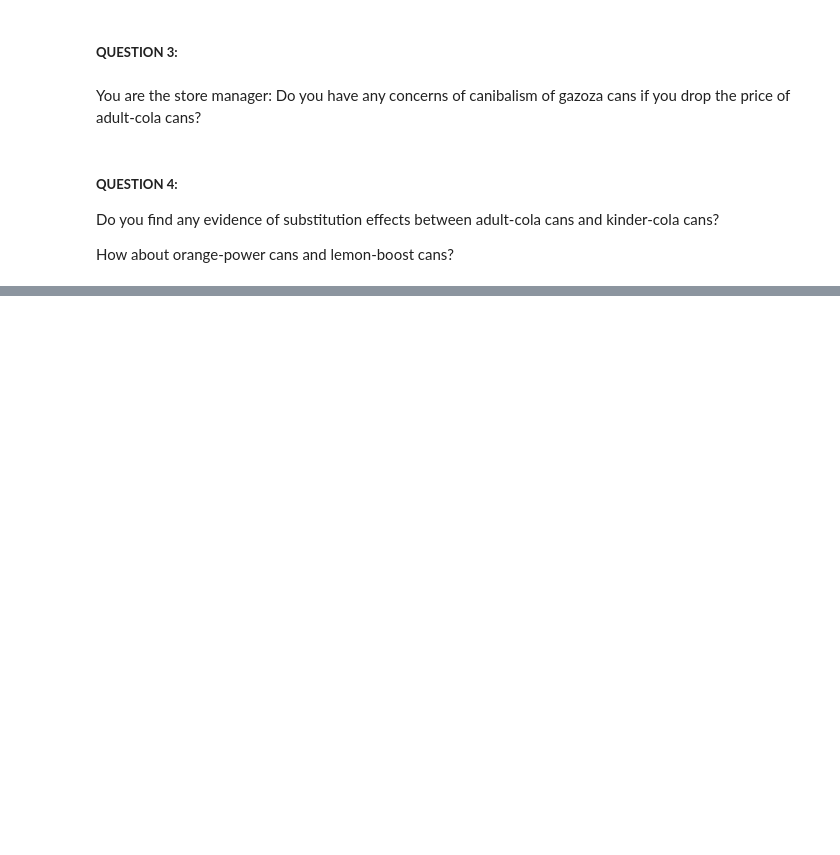
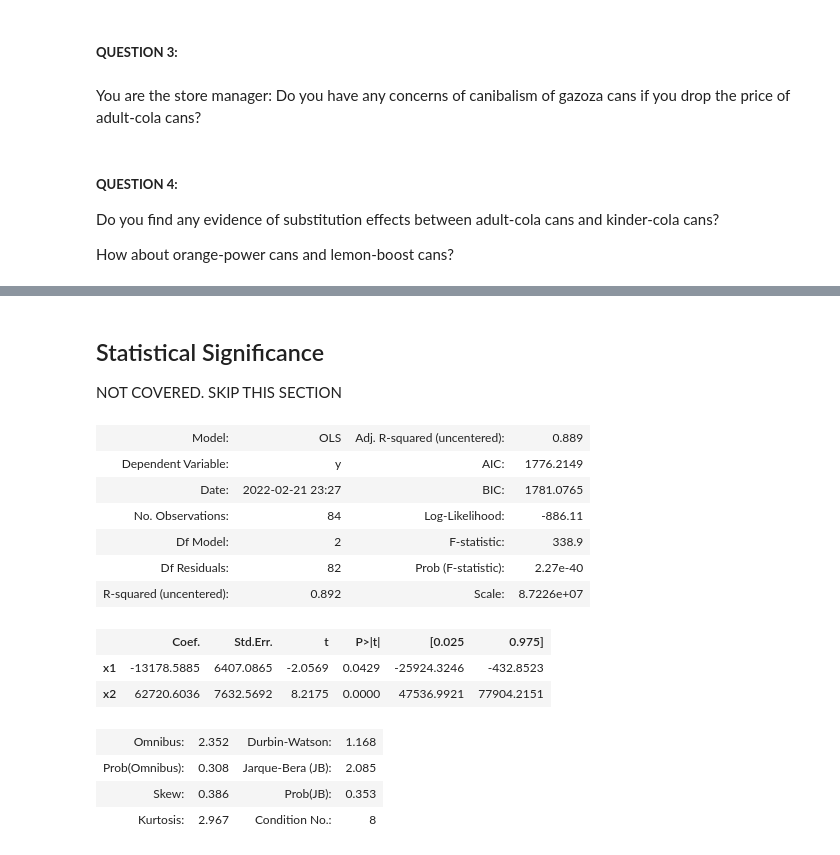
Before and after one commit to mknomics/teaching_intro_price_optimization, a Jupyter notebook: Elasticity_Intro.ipynb, the cells around one changed output, grey strips where cells are left out. Saved outputs shown, nothing was run; the diff lists cells and outputs as text; code cells hidden in the pictures; blank space fills up the shorter version.

```diff
--- a/Elasticity_Intro.ipynb
+++ b/Elasticity_Intro.ipynb
@@ -250,0 +411,38 @@ Your textbook gives you a formula for calculating percentage change.  I will use
+# %% [markdown]
+## Statistical Significance
+NOT COVERED.  SKIP THIS SECTION
+# %%
+
+Qx = df_city['mean_q']['Athens']['adult-cola']['can'].values.reshape(-1,1) #convert to numpy array using "values"
+# define dependent variable Y
+Px1 = df_city['mean_p']['Athens']['adult-cola']['can'].values.reshape(-1,1)
+Px2 = df_city['mean_p']['Athens']['lemon-boost']['can'].values.reshape(-1,1)
+Px = np.concatenate((Px1, Px2), axis=1)
+
+mPx1 = np.mean(Px1)
+
+reg = LinearRegression().fit(Px, Qx)
+reg.score(Px, Qx)
+P=np.array([[1 ,mPx1]])
+Q_hat=reg.predict(P)
+Q_hat
+
+import statsmodels.api as sm
+mod = sm.OLS(Qx,Px)
+fii = mod.fit()
+fii.summary2()
+# %% [output]
+| Model: | OLS | Adj. R-squared (uncentered): | 0.889 |
+| Dependent Variable: | y | AIC: | 1776.2149 |
+| Date: | 2022-02-21 23:27 | BIC: | 1781.0765 |
+| No. Observations: | 84 | Log-Likelihood: | -886.11 |
+| Df Model: | 2 | F-statistic: | 338.9 |
+| Df Residuals: | 82 | Prob (F-statistic): | 2.27e-40 |
+| R-squared (uncentered): | 0.892 | Scale: | 8.7226e+07 |
+|  | Coef. | Std.Err. | t | P>|t| | [0.025 | 0.975] |
+| x1 | -13178.5885 | 6407.0865 | -2.0569 | 0.0429 | -25924.3246 | -432.8523 |
+| x2 | 62720.6036 | 7632.5692 | 8.2175 | 0.0000 | 47536.9921 | 77904.2151 |
+| Omnibus: | 2.352 | Durbin-Watson: | 1.168 |
+| Prob(Omnibus): | 0.308 | Jarque-Bera (JB): | 2.085 |
+| Skew: | 0.386 | Prob(JB): | 0.353 |
+| Kurtosis: | 2.967 | Condition No.: | 8 |
```
Also changed, not shown: parts of 14 cells of this notebook.
